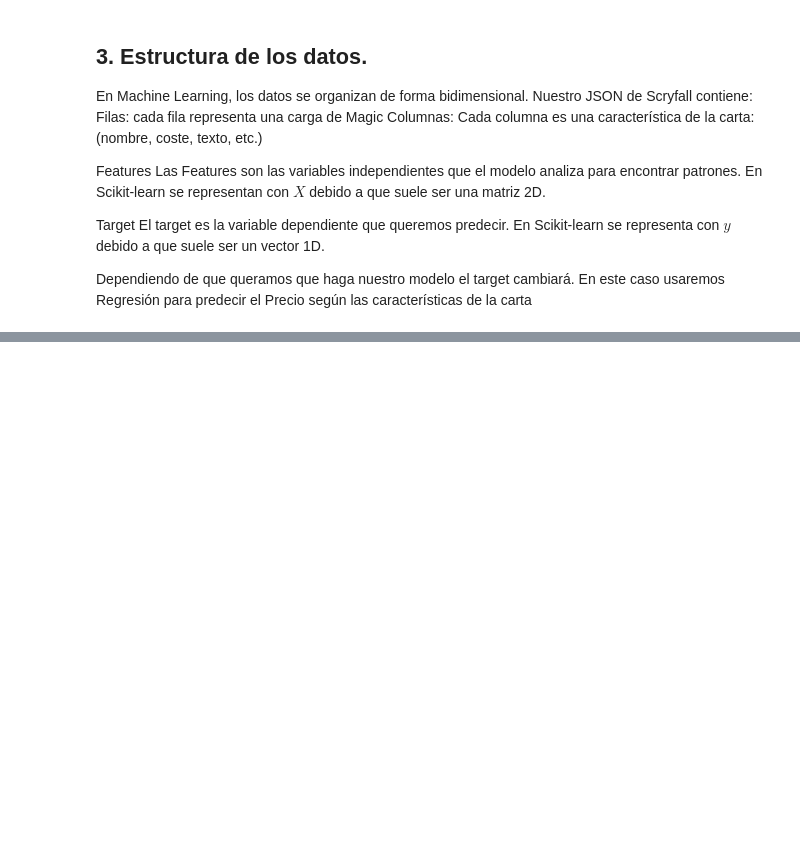
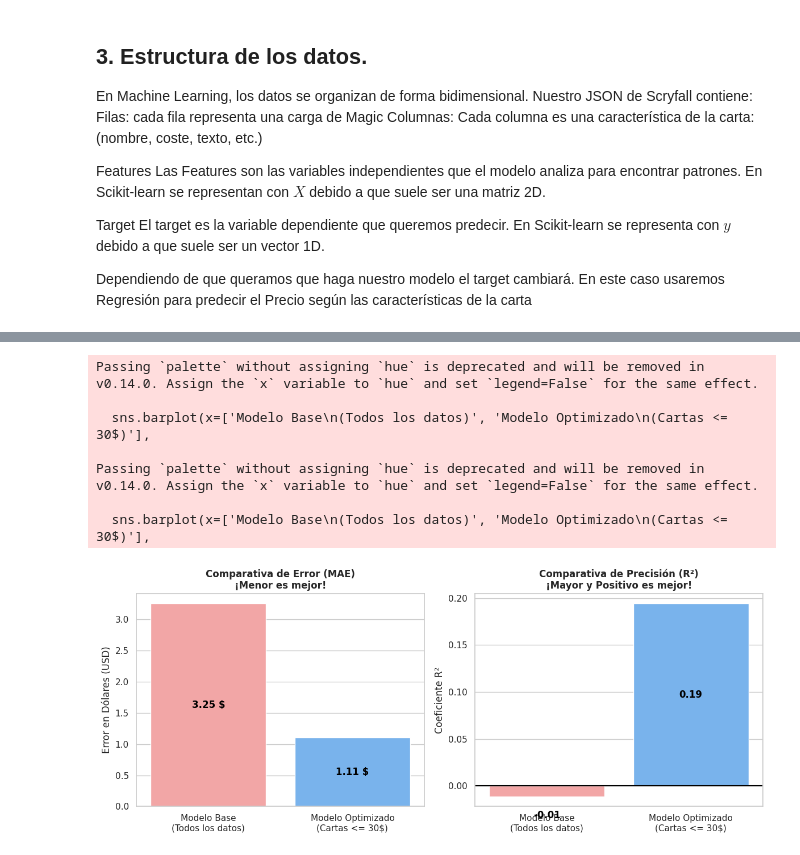
Before and after one commit to NicoRuedaA/MTG-price-prediction, a Jupyter notebook: Scikit_learn_Magic_The_Gathering.ipynb, the cells around one changed output, grey strips where cells are left out. Cells and saved outputs as stored; diff of their text form; code cells hidden in the pictures; blank space fills up the shorter version.

```diff
--- a/Scikit_learn_Magic_The_Gathering.ipynb
+++ b/Scikit_learn_Magic_The_Gathering.ipynb
@@ -214 +296,47 @@ print(f"Nuevo R2: {r2_score(y_test, y_pred):.2f}")
+# %%
+# 1. Calculamos las métricas exactas basándonos en las predicciones anteriores
+mae_base = mean_absolute_error(y_test_b, y_pred_b)
+r2_base = r2_score(y_test_b, y_pred_b)
+
+mae_opt = mean_absolute_error(y_test, y_pred)
+r2_opt = r2_score(y_test, y_pred)
+
+# 2. Preparamos la figura con 2 subgráficos (1 fila, 2 columnas)
+fig, axes = plt.subplots(1, 2, figsize=(12, 5))
+
+# --- Gráfico 1: Comparativa de MAE (Menos es mejor) ---
+sns.barplot(x=['Modelo Base\n(Todos los datos)', 'Modelo Optimizado\n(Cartas <= 30$)'],
+            y=[mae_base, mae_opt], palette=['#ff9999', '#66b3ff'], ax=axes[0])
+axes[0].set_title('Comparativa de Error (MAE)\n¡Menor es mejor!', fontsize=12, fontweight='bold')
+axes[0].set_ylabel('Error en Dólares (USD)')
+
+# Ponemos el numerito dentro de la barra para que quede profesional
+axes[0].text(0, mae_base / 2, f"{mae_base:.2f} $", ha='center', va='center', fontweight='bold', fontsize=12, color='black')
+axes[0].text(1, mae_opt / 2, f"{mae_opt:.2f} $", ha='center', va='center', fontweight='bold', fontsize=12, color='black')
+
+# --- Gráfico 2: Comparativa de R2 (Más cerca de 1 es mejor) ---
+sns.barplot(x=['Modelo Base\n(Todos los datos)', 'Modelo Optimizado\n(Cartas <= 30$)'],
+            y=[r2_base, r2_opt], palette=['#ff9999', '#66b3ff'], ax=axes[1])
+axes[1].set_title('Comparativa de Precisión (R²)\n¡Mayor y Positivo es mejor!', fontsize=12, fontweight='bold')
+axes[1].set_ylabel('Coeficiente R²')
+
+# Dibujamos una línea negra en el 0 para que se vea claro el valor negativo del primer modelo
+axes[1].axhline(0, color='black', linewidth=1.5)
+
+# Ajustamos la posición del texto (si es negativo, va un poco más abajo del 0)
+pos_r2_base = r2_base - 0.02 if r2_base < 0 else r2_base / 2
+axes[1].text(0, pos_r2_base, f"{r2_base:.2f}", ha='center', va='center', fontweight='bold', fontsize=12, color='black')
+axes[1].text(1, r2_opt / 2, f"{r2_opt:.2f}", ha='center', va='center', fontweight='bold', fontsize=12, color='black')
+
+plt.tight_layout()
+plt.show()
+# %% [output]
+Passing `palette` without assigning `hue` is deprecated and will be removed in v0.14.0. Assign the `x` variable to `hue` and set `legend=False` for the same effect.
+
+  sns.barplot(x=['Modelo Base\n(Todos los datos)', 'Modelo Optimizado\n(Cartas <= 30$)'],
+
+Passing `palette` without assigning `hue` is deprecated and will be removed in v0.14.0. Assign the `x` variable to `hue` and set `legend=False` for the same effect.
+
+  sns.barplot(x=['Modelo Base\n(Todos los datos)', 'Modelo Optimizado\n(Cartas <= 30$)'],
+[figure, added]
 # %% [markdown]
```
Also changed, not shown: parts of 22 cells of this notebook.
